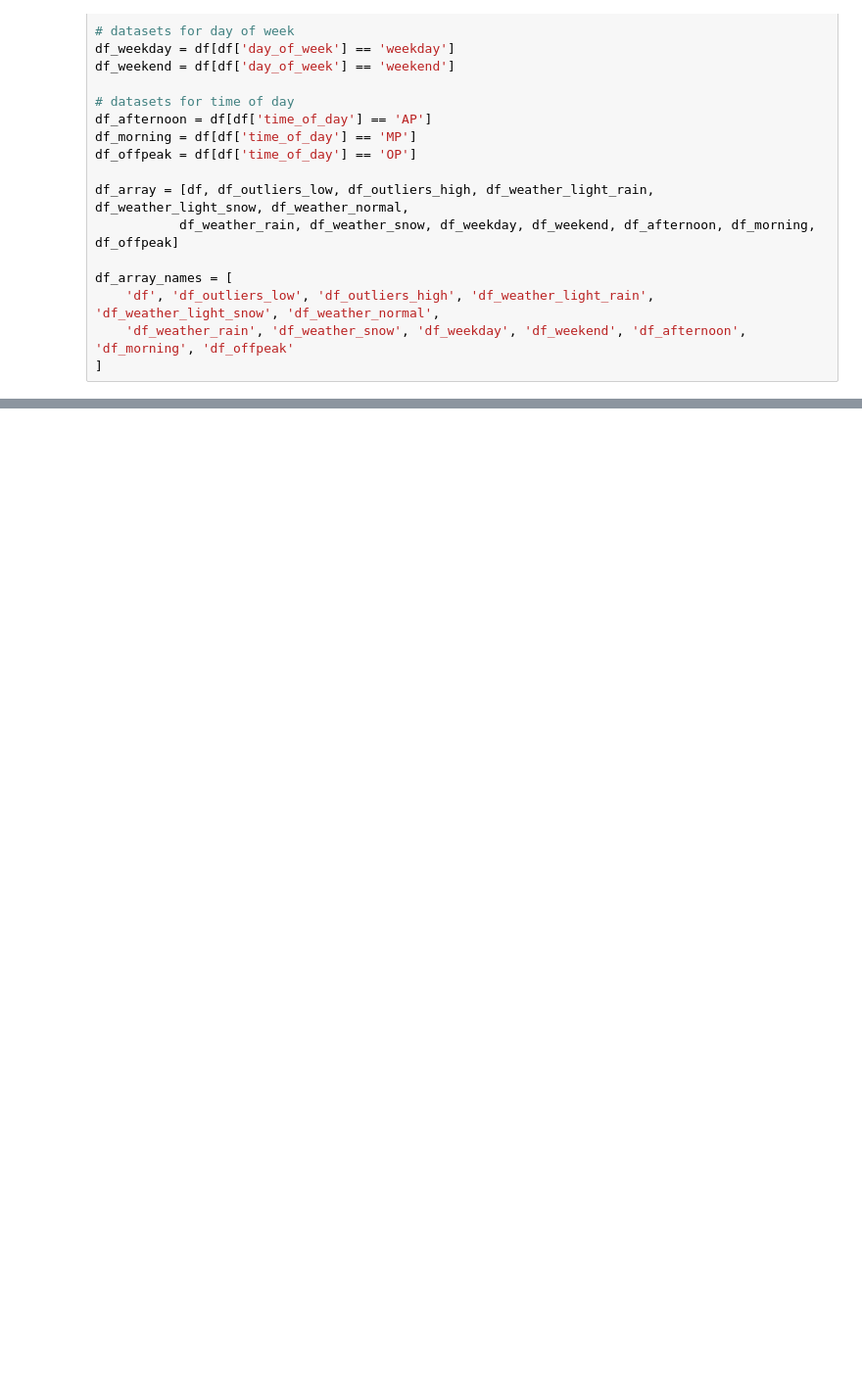
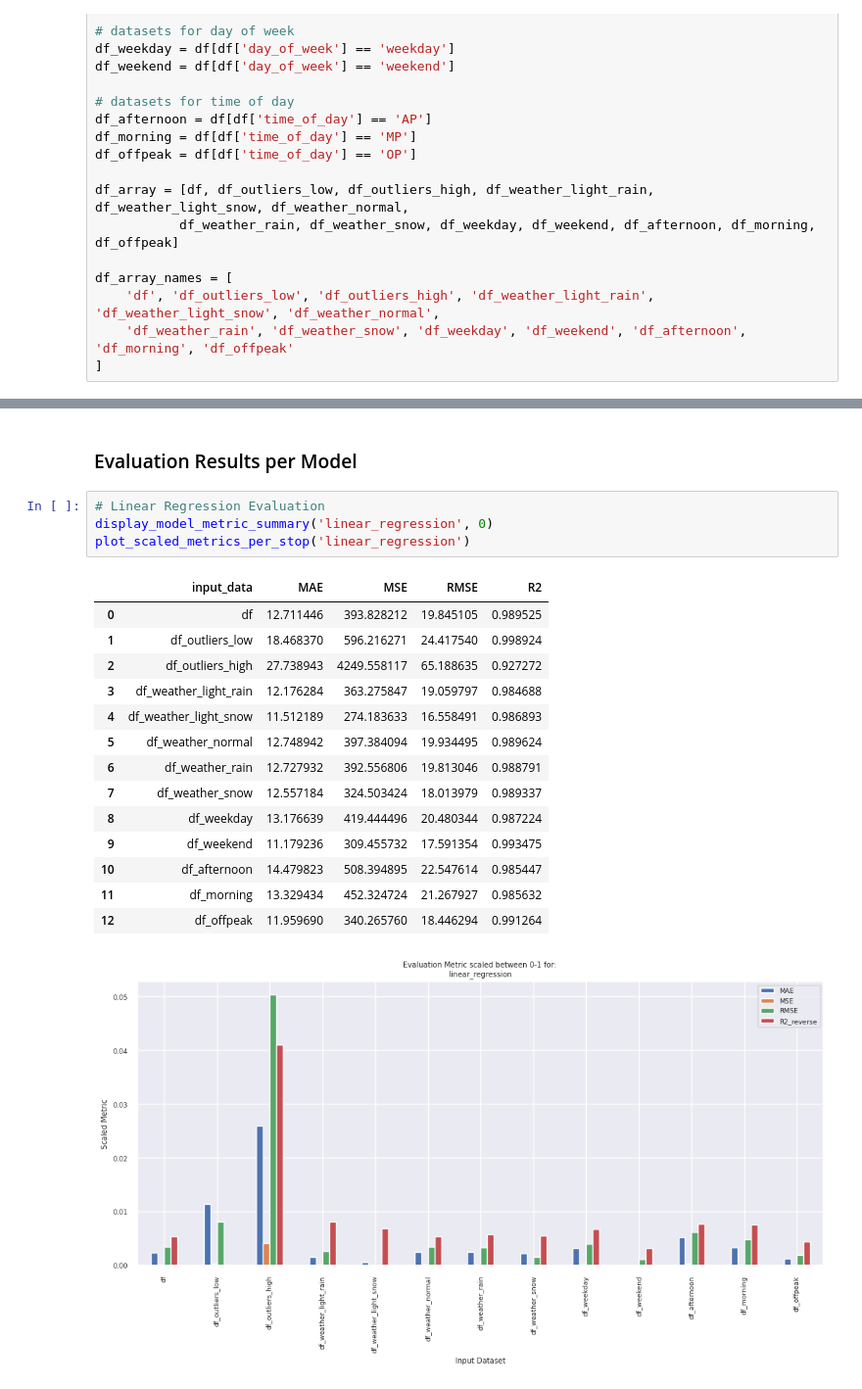
Before and after one commit to marinawmrs/AH2179-project-group-2, a Jupyter notebook: 3_model_eval.ipynb, the cells around one changed output, grey strips where cells are left out. Shown at 98% size. Saved outputs shown, nothing was run; the diff lists cells and outputs as text; blank space fills up the shorter version.

Commit message:
updated with stop sequences

```diff
--- a/3_model_eval.ipynb
+++ b/3_model_eval.ipynb
@@ -258,0 +279,22 @@ Neural_Net
+# %% [markdown]
+### Evaluation Results per Model
+# %%
+# Linear Regression Evaluation
+display_model_metric_summary('linear_regression', 0)
+plot_scaled_metrics_per_stop('linear_regression')
+# %% [output]
+|  | input_data | MAE | MSE | RMSE | R2 |
+| 0 | df | 12.711446 | 393.828212 | 19.845105 | 0.989525 |
+| 1 | df_outliers_low | 18.468370 | 596.216271 | 24.417540 | 0.998924 |
+| 2 | df_outliers_high | 27.738943 | 4249.558117 | 65.188635 | 0.927272 |
+| 3 | df_weather_light_rain | 12.176284 | 363.275847 | 19.059797 | 0.984688 |
+| 4 | df_weather_light_snow | 11.512189 | 274.183633 | 16.558491 | 0.986893 |
+| 5 | df_weather_normal | 12.748942 | 397.384094 | 19.934495 | 0.989624 |
+| 6 | df_weather_rain | 12.727932 | 392.556806 | 19.813046 | 0.988791 |
+| 7 | df_weather_snow | 12.557184 | 324.503424 | 18.013979 | 0.989337 |
+| 8 | df_weekday | 13.176639 | 419.444496 | 20.480344 | 0.987224 |
+| 9 | df_weekend | 11.179236 | 309.455732 | 17.591354 | 0.993475 |
+| 10 | df_afternoon | 14.479823 | 508.394895 | 22.547614 | 0.985447 |
+| 11 | df_morning | 13.329434 | 452.324724 | 21.267927 | 0.985632 |
+| 12 | df_offpeak | 11.959690 | 340.265760 | 18.446294 | 0.991264 |
+[figure, added]
```
Also changed, not shown: parts of 13 cells of this notebook.
